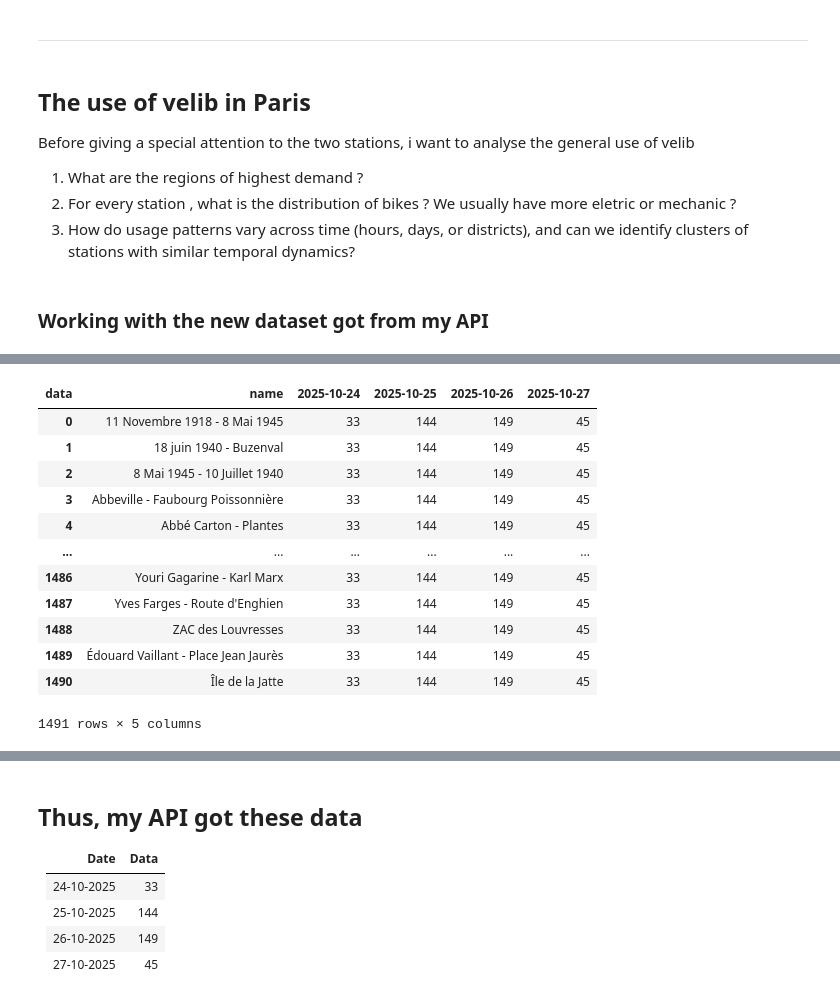
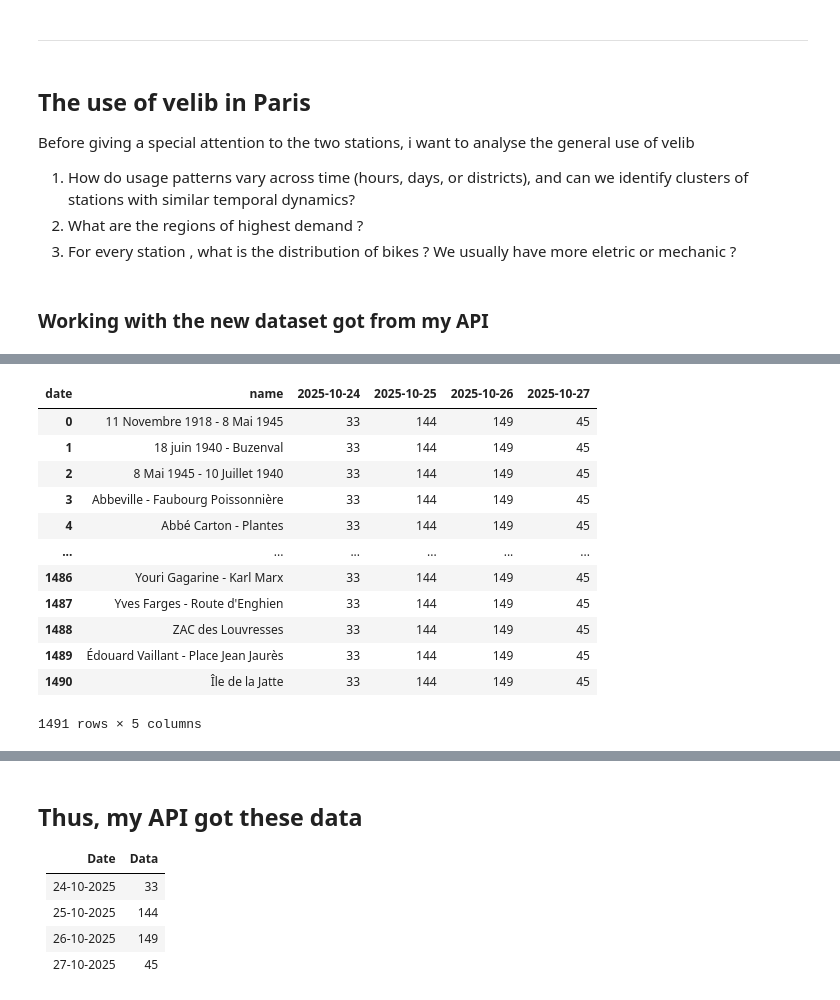
Before and after one commit to victorhrls/Velib, a Jupyter notebook: VelibAnalysis.ipynb, the cells around one changed output, grey strips where cells are left out. Drawn from its saved outputs; the diff is of its cells as text; code cells hidden in the pictures.

```diff
--- a/VelibAnalysis.ipynb
+++ b/VelibAnalysis.ipynb
@@ -174,9 +174,9 @@ plt.show()
 
 Before giving a special attention to the two stations, i want to analyse the general use of velib
 
-1. What are the regions of highest demand ?
-2. For every station , what is the distribution of bikes ? We usually have more eletric or mechanic ?
-3. How do usage patterns vary across time (hours, days, or districts), and can we identify clusters of stations with similar temporal dynamics?
+1. How do usage patterns vary across time (hours, days, or districts), and can we identify clusters of stations with similar temporal dynamics?
+2. What are the regions of highest demand ?
+3. For every station , what is the distribution of bikes ? We usually have more eletric or mechanic ?
 # %% [markdown]
 ### Working with the new dataset got from my API
 # %%
@@ -193,21 +193,21 @@ df.head()
 # %%
 # Now let's see how much data i have from it
 
 df['timestamp_coleta'] = pd.to_datetime(df['timestamp_coleta'])
-df['data'] = df['timestamp_coleta'].dt.date #the days of the column
+df['date'] = df['timestamp_coleta'].dt.date #the days of the column
 
 # For every station and day
-count = df.groupby(['name', 'data']).size().reset_index(name='count')
+count = df.groupby(['name', 'date']).size().reset_index(name='count')
 
 # One column for EACH day
-tabela_pivot = count.pivot(index='name', columns='data', values='count').fillna(0)
+tabela_pivot = count.pivot(index='name', columns='date', values='count').fillna(0)
 
 # getting the index back
 tabela_pivot = tabela_pivot.reset_index()
 
 tabela_pivot
 # %% [output]
-| data | name | 2025-10-24 | 2025-10-25 | 2025-10-26 | 2025-10-27 |
+| date | name | 2025-10-24 | 2025-10-25 | 2025-10-26 | 2025-10-27 |
 | 0 | 11 Novembre 1918 - 8 Mai 1945 | 33 | 144 | 149 | 45 |
 | 1 | 18 juin 1940 - Buzenval | 33 | 144 | 149 | 45 |
 | 2 | 8 Mai 1945 - 10 Juillet 1940 | 33 | 144 | 149 | 45 |
```
Also changed, not shown: parts of 5 cells of this notebook.
